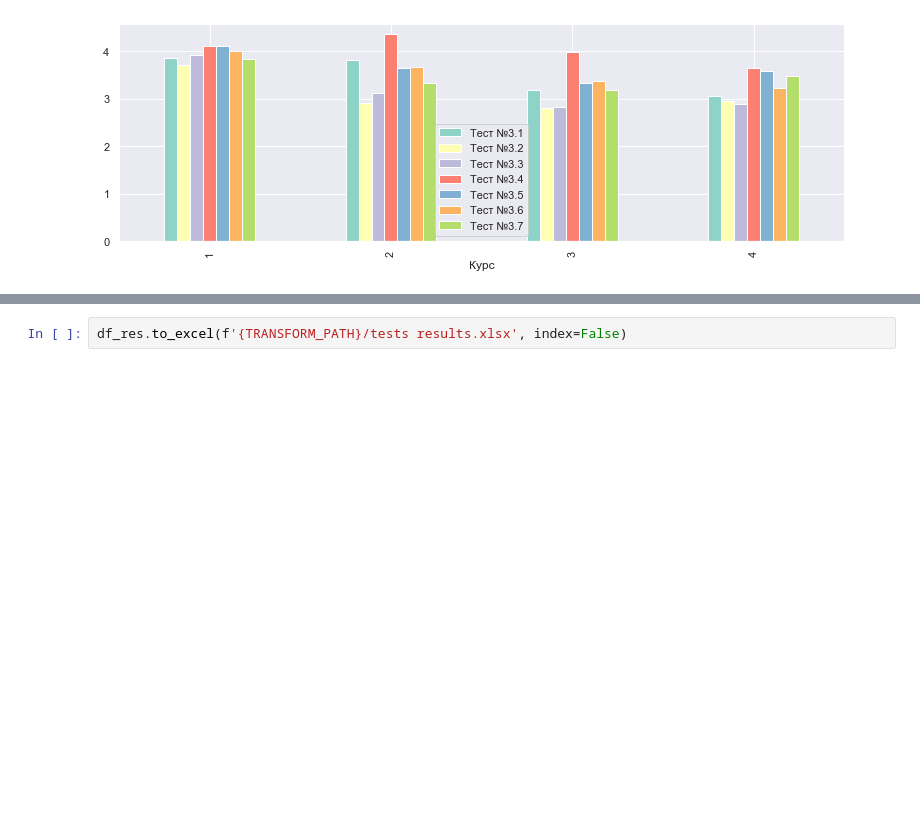
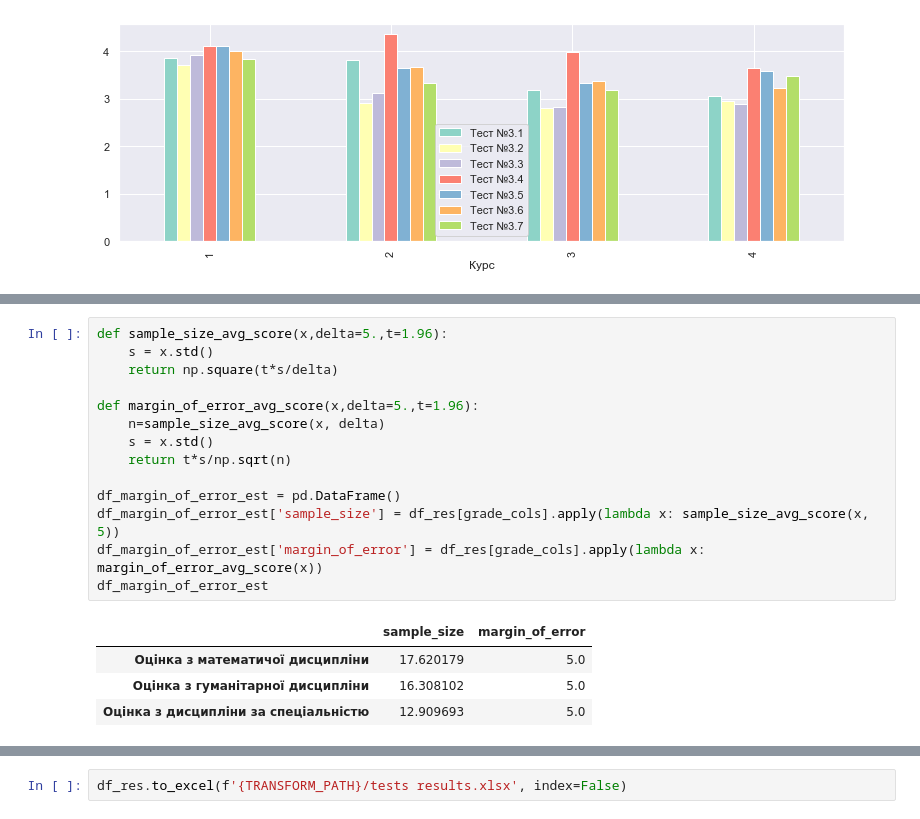
Before and after one commit to darynarr/CS-Students-Analysis-, a Jupyter notebook: Exploration.ipynb, the cells around one changed output, grey strips where cells are left out. Saved outputs shown, nothing was run; the diff lists cells and outputs as text; blank space fills up the shorter version.

Commit message:
task 5, margin of errors

```diff
--- a/Exploration.ipynb
+++ b/Exploration.ipynb
@@ -507,0 +449,19 @@ def margin_of_error_proportion(n,p,t=1.96):
+# %%
+def sample_size_avg_score(x,delta=5.,t=1.96):
+    s = x.std()
+    return np.square(t*s/delta)
+
+def margin_of_error_avg_score(x,delta=5.,t=1.96):
+    n=sample_size_avg_score(x, delta)
+    s = x.std()
+    return t*s/np.sqrt(n)
+
+df_margin_of_error_est = pd.DataFrame()
+df_margin_of_error_est['sample_size'] = df_res[grade_cols].apply(lambda x: sample_size_avg_score(x, 5))
+df_margin_of_error_est['margin_of_error'] = df_res[grade_cols].apply(lambda x: margin_of_error_avg_score(x))
+df_margin_of_error_est
+# %% [output]
+|  | sample_size | margin_of_error |
+| Оцінка з математичої дисципліни | 17.620179 | 5.0 |
+| Оцінка з гуманітарної дисципліни | 16.308102 | 5.0 |
+| Оцінка з дисципліни за спеціальністю | 12.909693 | 5.0 |
```
Also changed, not shown: parts of 5 cells of this notebook, 1 other file.
